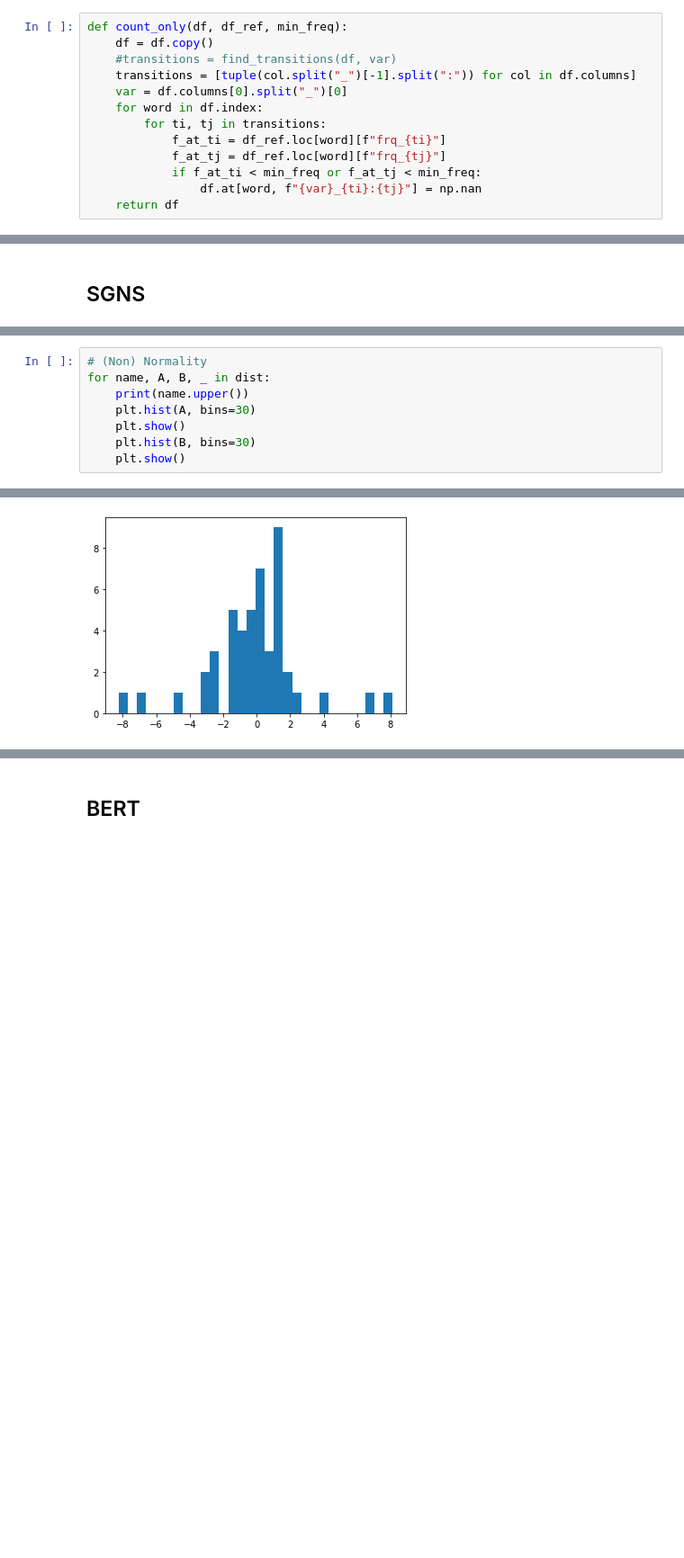
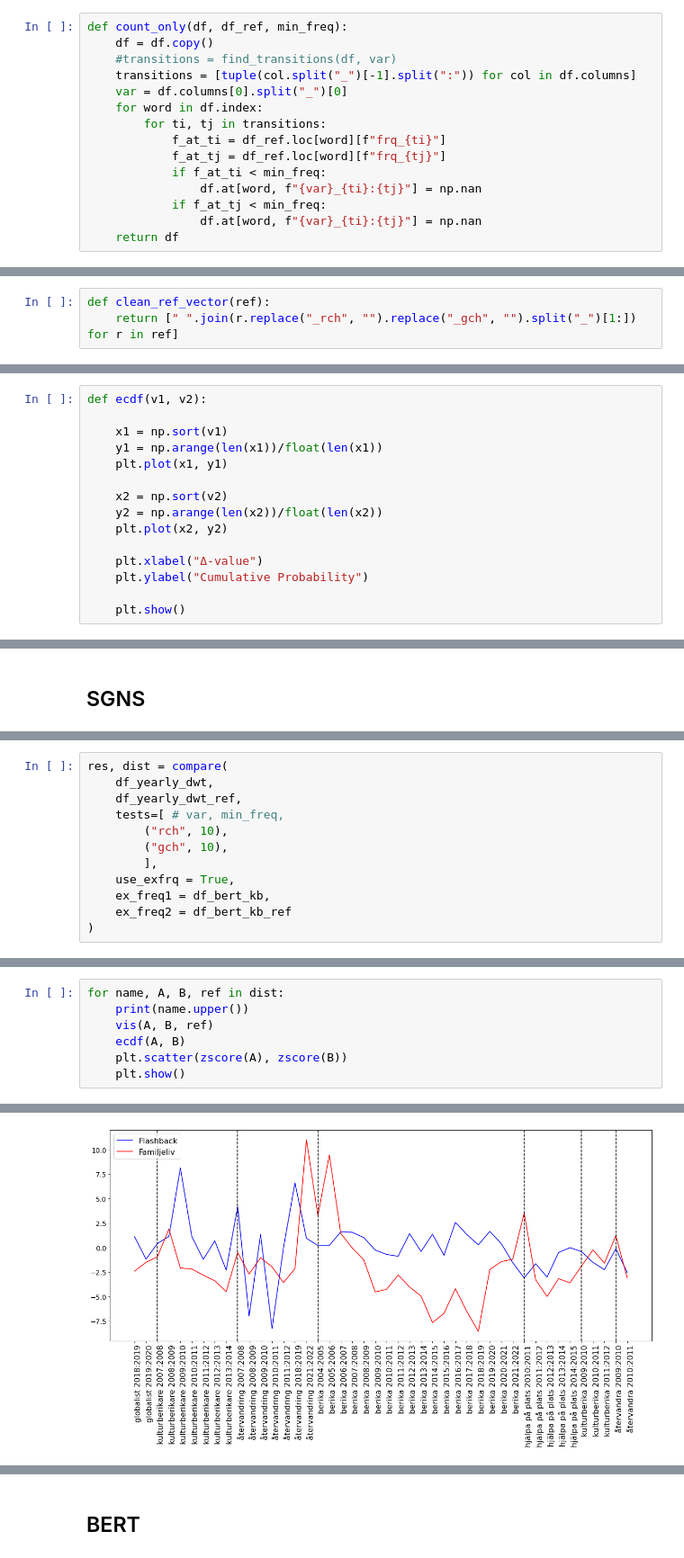
Before and after one commit to mboholm/dw_change, a Jupyter notebook: analysis/reference.ipynb, the cells around one changed output, grey strips where cells are left out. Shown at 90% size. Cells and saved outputs as stored; diff of their text form; blank space fills up the shorter version.

```diff
--- a/analysis/reference.ipynb
+++ b/analysis/reference.ipynb
@@ -49,7 +49,9 @@ def count_only(df, df_ref, min_freq):
         for ti, tj in transitions:
             f_at_ti = df_ref.loc[word][f"frq_{ti}"]
             f_at_tj = df_ref.loc[word][f"frq_{tj}"]
-            if f_at_ti < min_freq or f_at_tj < min_freq:
+            if f_at_ti < min_freq:
+                df.at[word, f"{var}_{ti}:{tj}"] = np.nan
+            if f_at_tj < min_freq:
                 df.at[word, f"{var}_{ti}:{tj}"] = np.nan
     return df
 # %%
@@ -113,4 +150,7 @@ def find_breaks(array):
             #print(i)
             breaks.append(i)
     return breaks
+# %%
+def clean_ref_vector(ref):
+    return [" ".join(r.replace("_rch", "").replace("_gch", "").split("_")[1:]) for r in ref]
 # %%
@@ -184,6 +267,21 @@ def compare(df1, df2, tests=standard_tests):
     #results = results.set_index(['Test-version'])
 
     return results, distrib
+# %%
+def ecdf(v1, v2):
+
+    x1 = np.sort(v1)
+    y1 = np.arange(len(x1))/float(len(x1))
+    plt.plot(x1, y1)
+
+    x2 = np.sort(v2)
+    y2 = np.arange(len(x2))/float(len(x2))
+    plt.plot(x2, y2)
+
+    plt.xlabel("Δ-value")
+    plt.ylabel("Cumulative Probability")
+
+    plt.show()
 # %% [markdown]
 ## DATA
 # %%
@@ -224,0 +349,12 @@ res, dist = compare(df_yearly_dwt, df_yearly_dwt_ref, tests=standard_tests)
+# %%
+res, dist = compare(
+    df_yearly_dwt,
+    df_yearly_dwt_ref,
+    tests=[ # var, min_freq,
+        ("rch", 10),
+        ("gch", 10),
+        ],
+    use_exfrq = True,
+    ex_freq1 = df_bert_kb,
+    ex_freq2 = df_bert_kb_ref
+)
@@ -242,9 +397,8 @@ res.T
 # %%
-# (Non) Normality
-for name, A, B, _ in dist:
+for name, A, B, ref in dist:
     print(name.upper())
-    plt.hist(A, bins=30)
+    vis(A, B, ref)
+    ecdf(A, B)
+    plt.scatter(zscore(A), zscore(B))
     plt.show()
-    plt.hist(B, bins=30)
-    plt.show()
 # %% [output]
@@ -252 +406 @@ RCH_5
-[figure, old version]
+[figure, new version]
```
Also changed, not shown: parts of 26 cells of this notebook, 6 other files.
